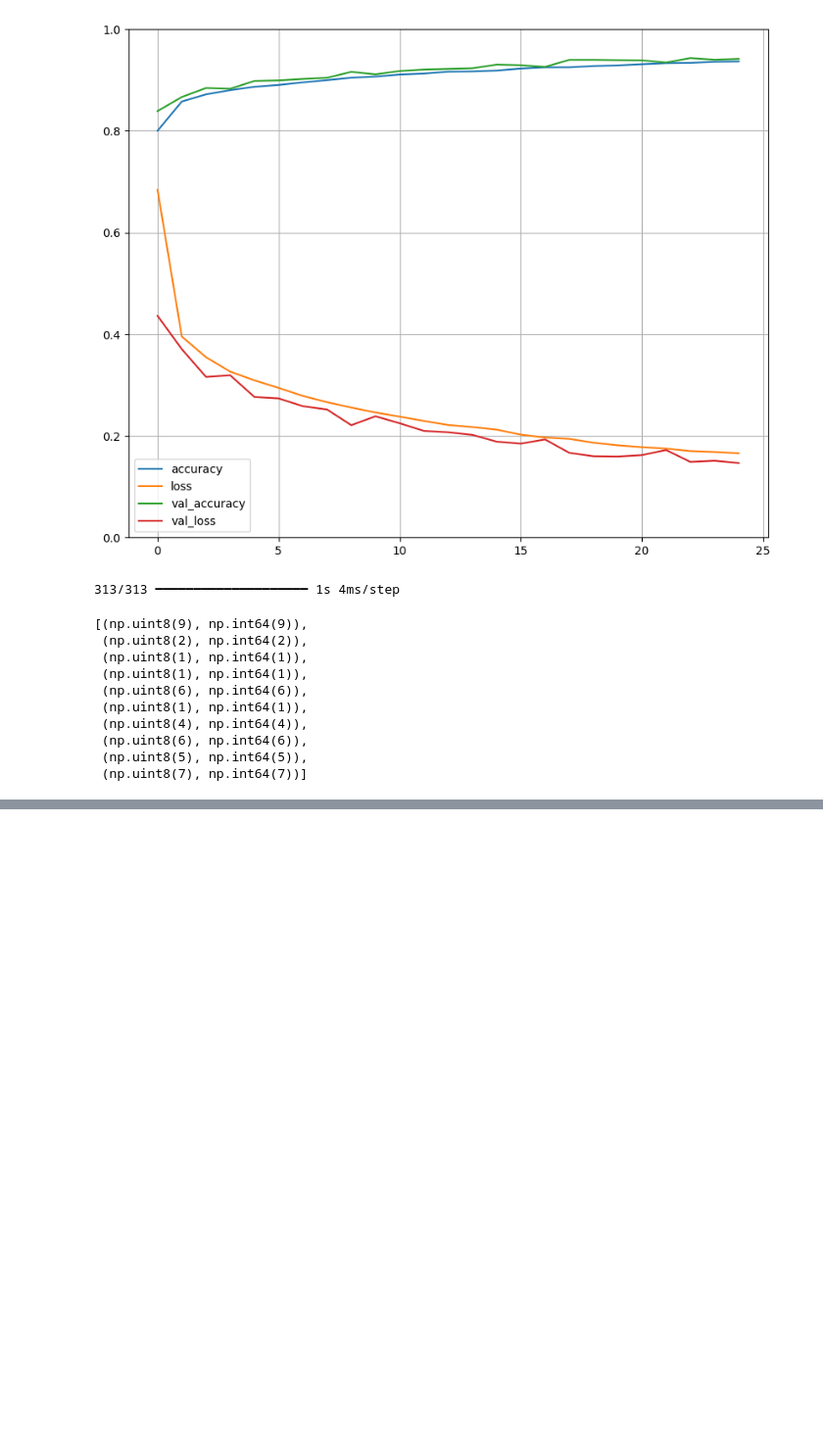
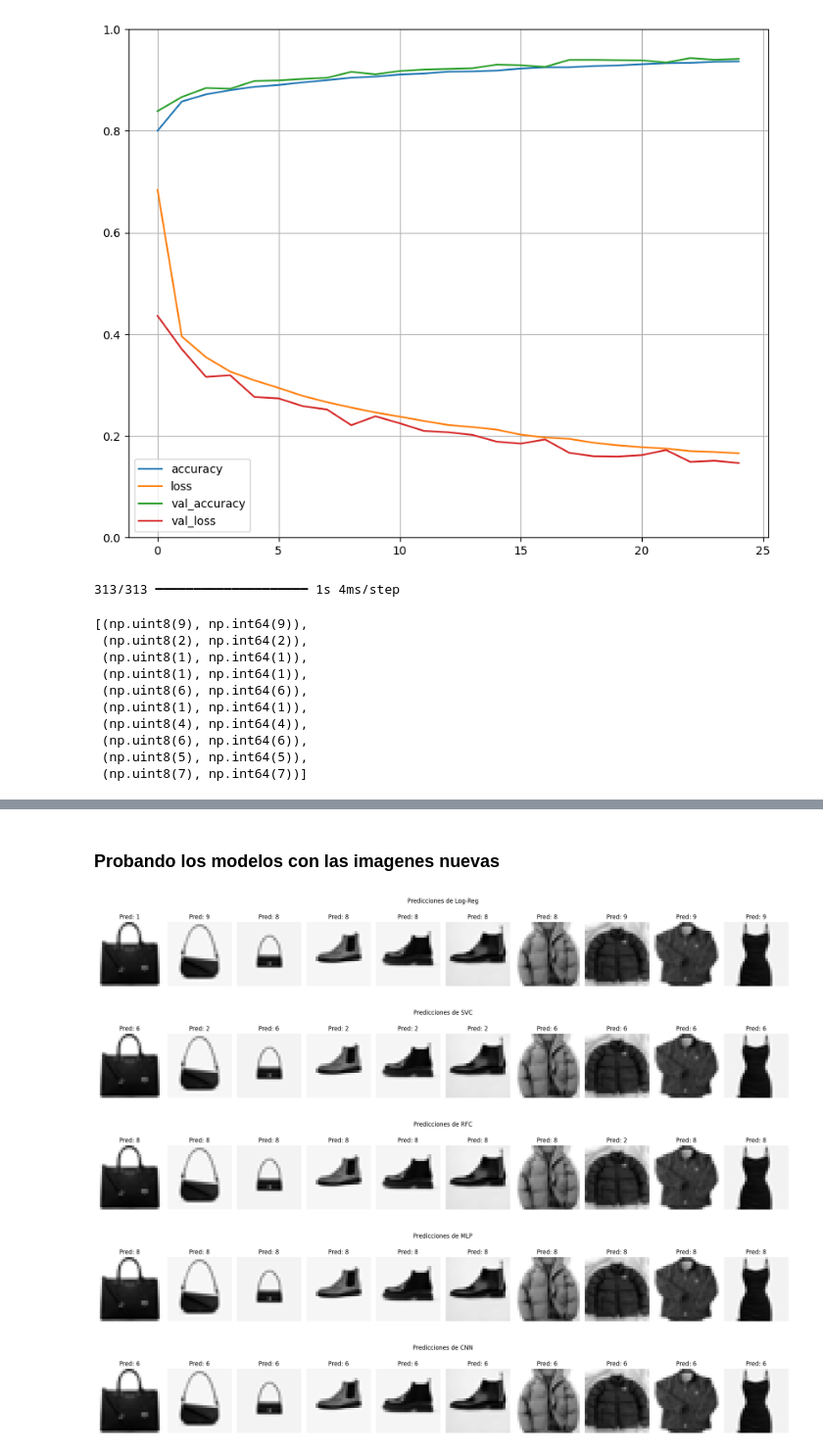
Before and after one commit to EstebanGomezVal/Proyecto1_ML, a Jupyter notebook: Lab_2.ipynb, the cells around one changed output, grey strips where cells are left out. Shown at 98% size. Drawn from its saved outputs; the diff is of its cells as text; code cells hidden in the pictures; blank space fills up the shorter version.

```diff
--- a/Lab_2.ipynb
+++ b/Lab_2.ipynb
@@ -422,0 +505,10 @@ y_pred_cnn = cnn.predict(X_test)
+# %% [markdown]
+### Probando los modelos con las imagenes nuevas
+# %%
+models = {
+    "Log-Reg": log_reg,
+    "SVC": svc,
+    "RFC": rfc,
+    "MLP": mlp,
+    "CNN": cnn
+}
@@ -422,0 +574,14 @@ y_pred_cnn = cnn.predict(X_test)
+# %%
+df_metrics = show_and_evaluate_models(
+    models,
+    X_test_flat=X_photos_flatten,
+    X_test_cnn=X_photos_cnn,
+    y_test=y_photos,
+    n_images=10
+)
+# %% [output]
+[figure, added]
+[figure, added]
+[figure, added]
+[figure, added]
+[figure, added]
```
Also changed, not shown: parts of 14 cells of this notebook.
